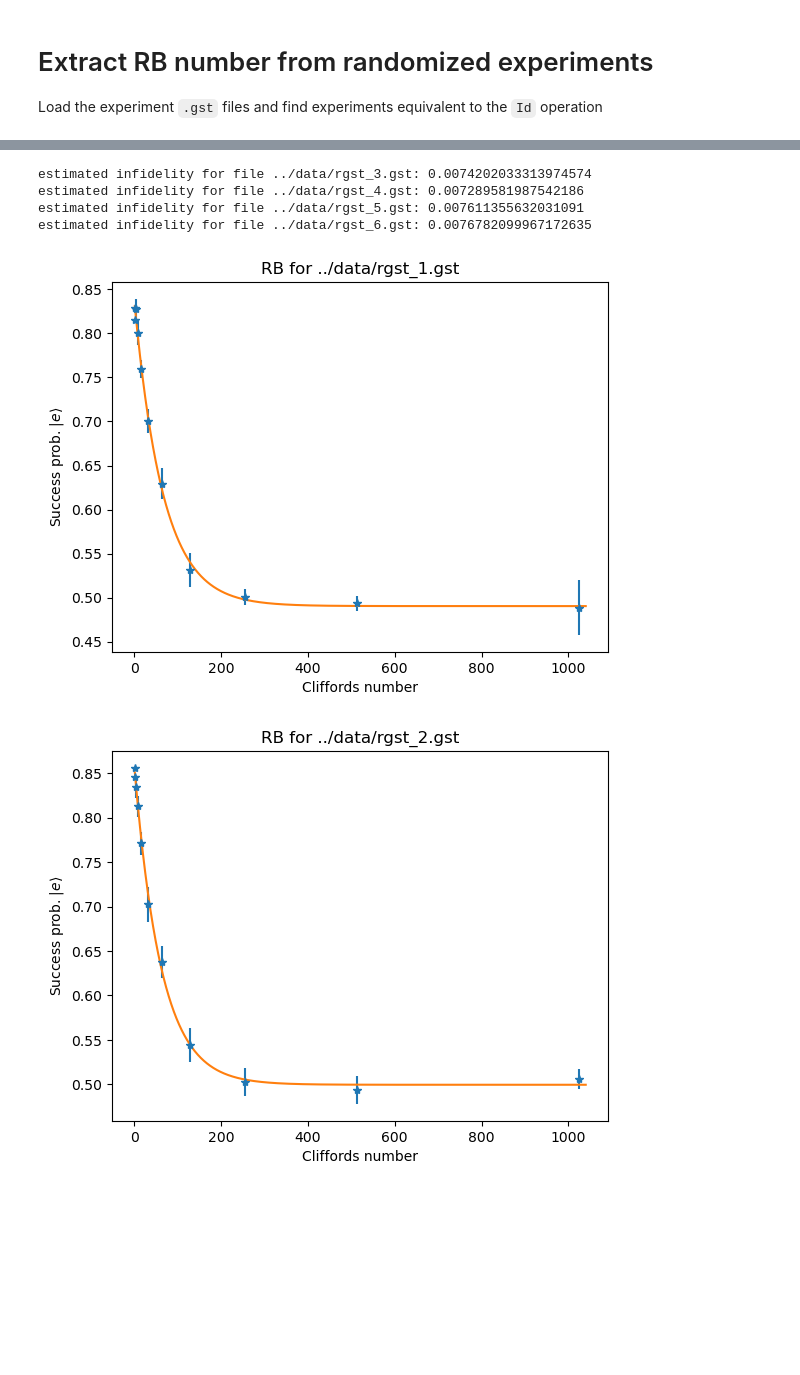
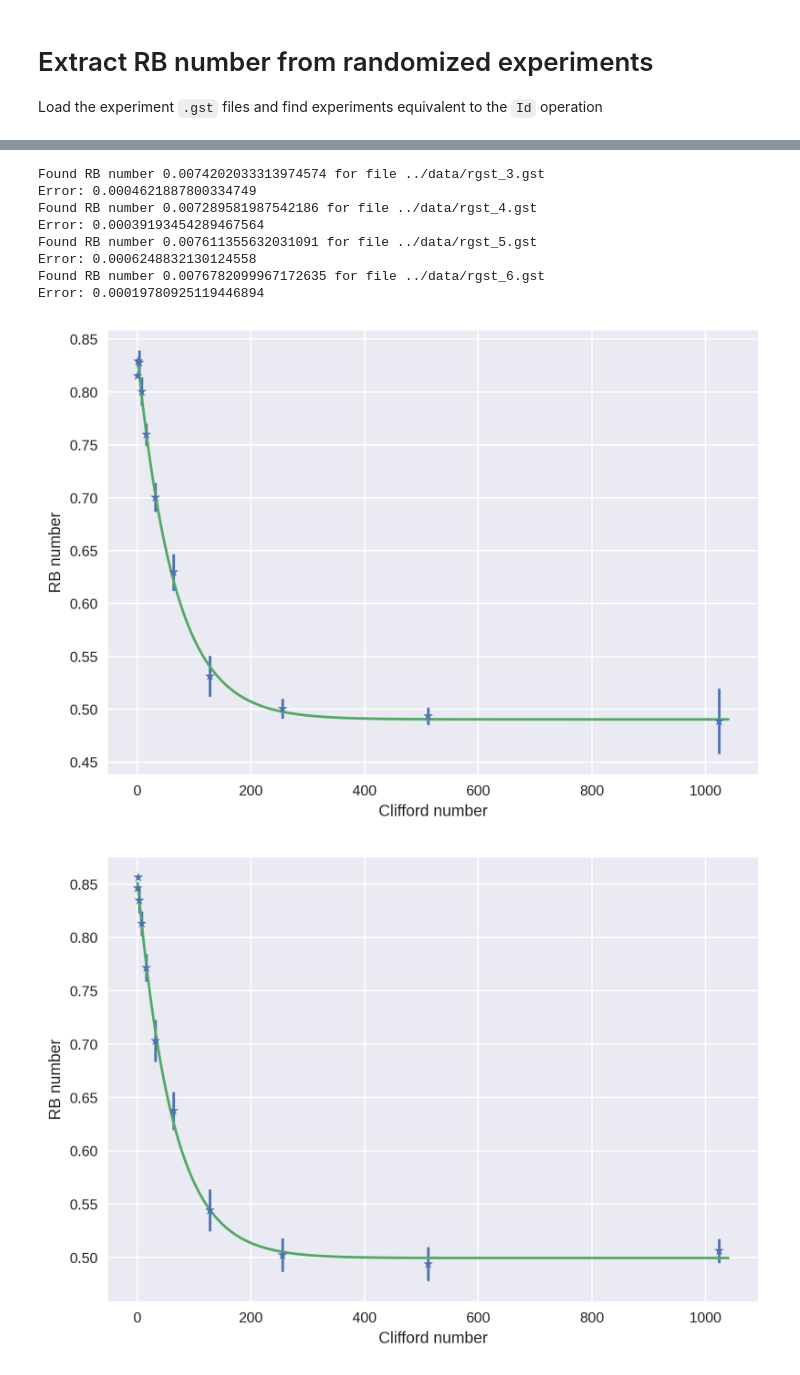
Before and after one commit to matthewware/RGST-analysis, a Jupyter notebook: notebooks/RB_analysis_from_GST.ipynb, the cells around one changed output, grey strips where cells are left out. Cells and saved outputs as stored; diff of their text form; code cells hidden in the pictures; blank space fills up the shorter version.

Commit message:
push the right notebook

```diff
--- a/notebooks/RB_analysis_from_GST.ipynb
+++ b/notebooks/RB_analysis_from_GST.ipynb
@@ -59,0 +5,8 @@ GxGyGyGy 480 520
+# %%
+using Glob, PyPlot
+
+using PyCall
+@pyimport seaborn as sns
+
+rcParams = PyPlot.PyDict(PyPlot.matplotlib["rcParams"])
+rcParams["figure.dpi"] = 300;
@@ -71,9 +38,9 @@ files = Glob.glob("../data/rgst_[1-7].gst")
 # %%
 infidelities = []
+infid_err = []
 for f in files
-    # pull out the circuit strings from the .gst files
     circuits = readlines(f)[2:end] .|> s -> split(s, " ")[1];
-    # convert to numbers
+
     gsts = []
     for c in circuits
         # note the number match our mapping to each gate's enumeration
@@ -82,13 +49,13 @@ for f in files
         push!(gsts, number_list)
     end
 
-    # pull out the Id and Z indices
     ind = []
     lengths = []
     # now on to experiments with non-zero length (that is why we start at index 2)
 
     # loop through all experiments
     for n in 2:length(gsts)
+    #for n in 1:400
         # accumulate sequences
         inter = 1 # identity index
         for i in 1:length(gsts[n])
@@ -98,42 +65,41 @@ for f in files
             push!(ind, n)
             push!(lengths, length(gsts[n]))
         end
+
     end
 
-    # get the +/- counts
+    # collect and organize data
     minus_ct = readlines(f)[2:end] .|> s -> parse(Int, split(s, " ")[2]);
-    plus_ct = readlines(f)[2:end] .|> s -> parse(Int, split(s, " ")[3]);
-
-    # convert to Z-axes projection
     mc = minus_ct[ind];
     pol = [mc[i] / 1000 for i in 1:length(mc)];
-
-    # collect data and organize
     data = sortrows(reshape([lengths; pol], length(lengths), 2));
     p2_data = data[ispow2.(data[:,1]),:];
     ddict = Dict{Int,Array{Float64}}()
     for i = 1:size(p2_data,1)
        v, y = p2_data[i,1], p2_data[i,2]
        if haskey(ddict, v)
-           push!(ddict[v], y)
+            push!(ddict[v], y)
        else
            ddict[v] = [y]
        end
     end
     ddict = sort(ddict)
 
-    # fit data
+    # fit and plot
+    figure()
     fit = fit_RB(collect(keys(ddict)), map(mean, collect(values(ddict))))
-    # estimated infidelity
-    println("estimated infidelity for file $f: ", fit.fit_params["b"] / 2)
+    errorbar(collect(keys(ddict)),
+             map(mean, collect(values(ddict))),
+             yerr=map(std, collect(values(ddict))),
+             linestyle="", marker="*")
+    plot(1:1040, fit.fit_curve(1:1040))
+    xlabel("Clifford number")
+    ylabel("RB number")
+
+    # save infidelity
+    println("Found RB number ", fit.fit_params["b"] / 2, " for file $f")
+    println("Error: ", fit.sq_error)
     push!(infidelities, fit.fit_params["b"] / 2)
-
-    # plot
-    figure()
-    errorbar(collect(keys(ddict)), map(mean, collect(values(ddict))), yerr=map(std, collect(values(ddict))), linestyle="", marker="*")
-    plot(1:1040, fit.fit_curve(1:1040))
-    title("RB for $f")
-    xlabel("Cliffords number")
-    ylabel(L"Success prob. $|e\rangle$")
+    push!(infid_err, fit.sq_error)
 end
 # %% [output]
@@ -152,6 +120,10 @@ while loading In[12], in expression starting on line 2
-estimated infidelity for file ../data/rgst_3.gst: 0.0074202033313974574
-estimated infidelity for file ../data/rgst_4.gst: 0.007289581987542186
-estimated infidelity for file ../data/rgst_5.gst: 0.007611355632031091
-estimated infidelity for file ../data/rgst_6.gst: 0.0076782099967172635
+Found RB number 0.0074202033313974574 for file ../data/rgst_3.gst
+Error: 0.0004621887800334749
+Found RB number 0.007289581987542186 for file ../data/rgst_4.gst
+Error: 0.00039193454289467564
+Found RB number 0.007611355632031091 for file ../data/rgst_5.gst
+Error: 0.0006248832130124558
+Found RB number 0.0076782099967172635 for file ../data/rgst_6.gst
+Error: 0.00019780925119446894
-[figure, old version]
+[figure, new version]
-[figure, old version]
+[figure, new version]
```
Also changed, not shown: parts of 15 cells of this notebook.
